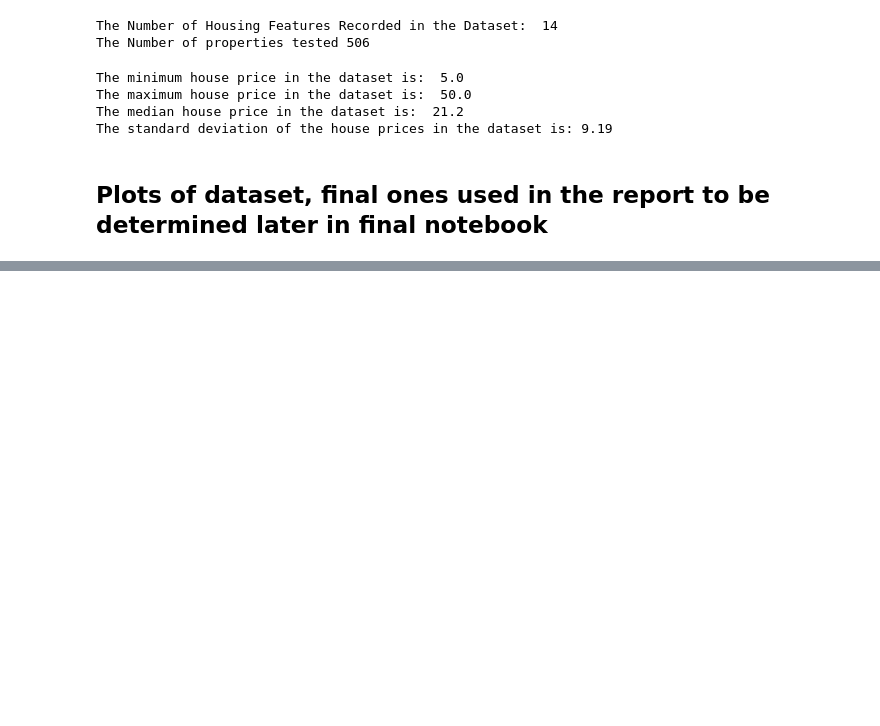
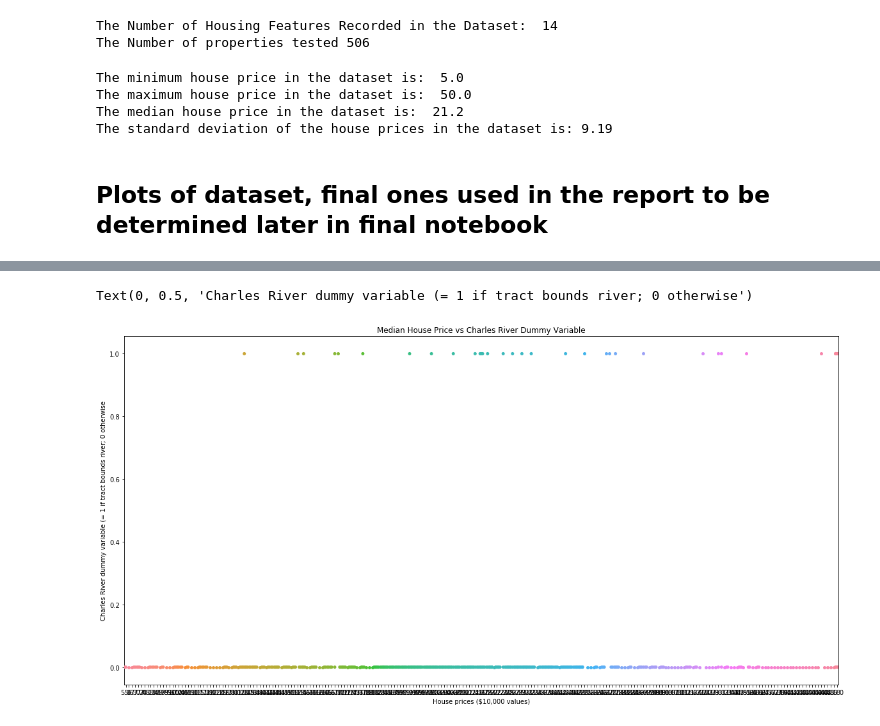
Before and after one commit to ShaunaB93/Machine_learning_and_statistics_assessment, a Jupyter notebook: TestingNotebook2.ipynb, the cells around one changed output, grey strips where cells are left out. Cells and saved outputs as stored; diff of their text form; code cells hidden in the pictures; blank space fills up the shorter version.

```diff
--- a/TestingNotebook2.ipynb
+++ b/TestingNotebook2.ipynb
@@ -160,0 +210,9 @@ Text(0, 0.5, 'Average Number of Rooms')
+# %%
+# Swarm plot of median house prices v Charles river variable
+pl.title("Median House Price vs Charles River Dummy Variable")
+sns.swarmplot(df_boston.MEDV, df_boston.CHAS)
+pl.xlabel("House prices ($10,000 values)")
+pl.ylabel("Charles River dummy variable (= 1 if tract bounds river; 0 otherwise")
+# %% [output]
+Text(0, 0.5, 'Charles River dummy variable (= 1 if tract bounds river; 0 otherwise')
+[figure, added]
```
Also changed, not shown: parts of 20 cells of this notebook.
